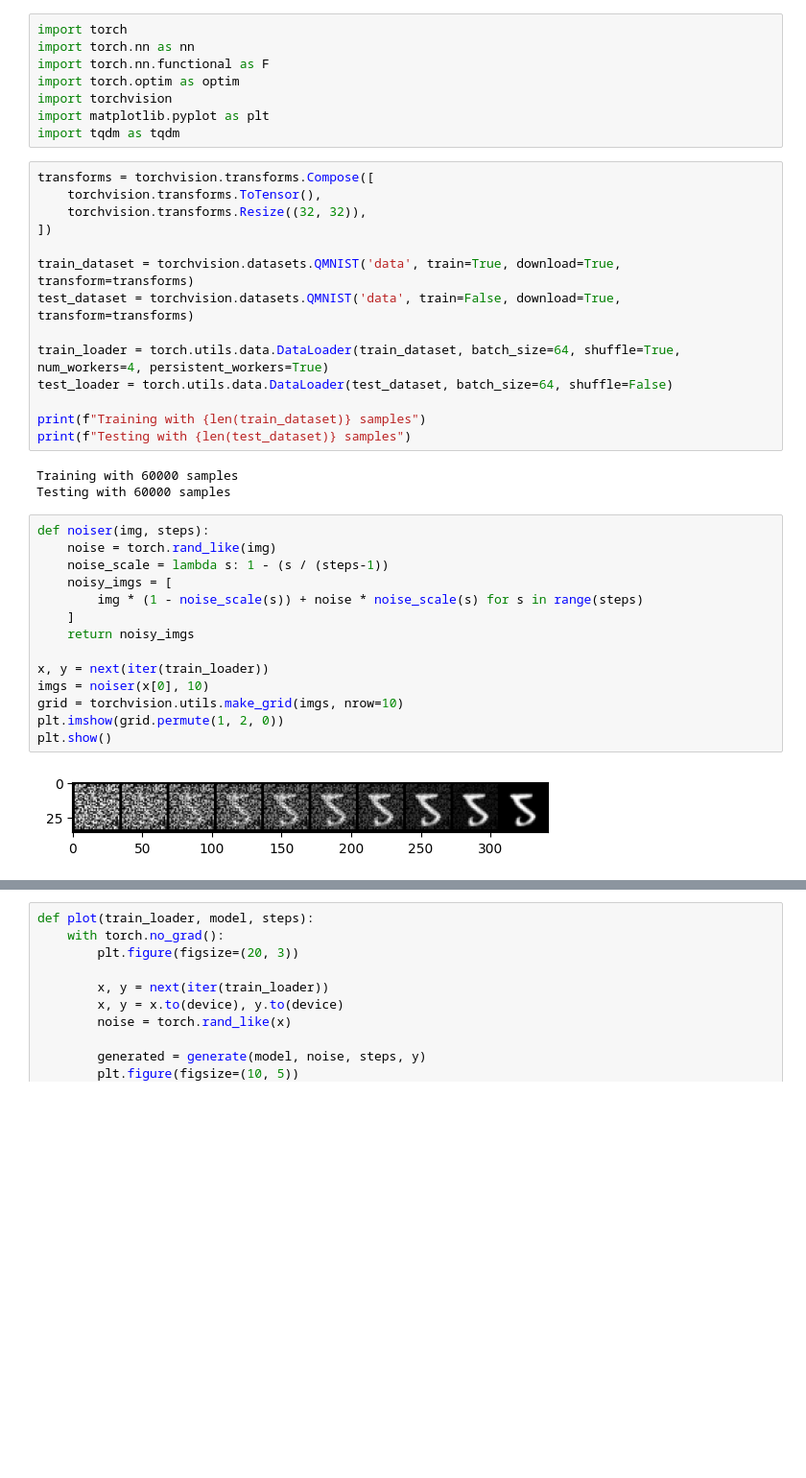
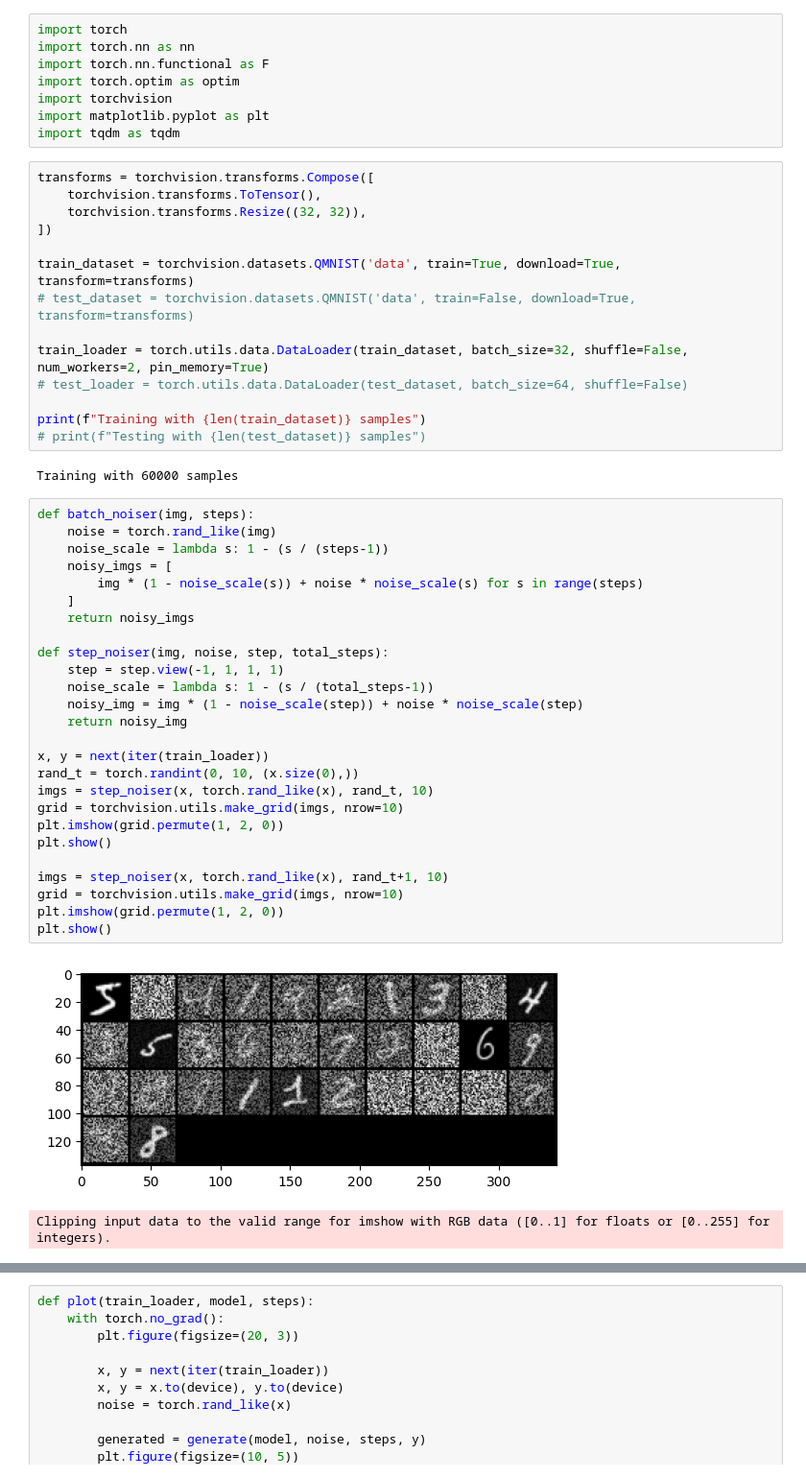
Before and after one commit to karanravindra/nn-zoo, a Jupyter notebook: qmnist/diffusion.ipynb, the cells around one changed output, grey strips where cells are left out. Shown at 96% size. Saved outputs shown, nothing was run; the diff lists cells and outputs as text; blank space fills up the shorter version.

```diff
--- a/qmnist/diffusion.ipynb
+++ b/qmnist/diffusion.ipynb
@@ -15,29 +15,41 @@ transforms = torchvision.transforms.Compose([
 ])
 
 train_dataset = torchvision.datasets.QMNIST('data', train=True, download=True, transform=transforms)
-test_dataset = torchvision.datasets.QMNIST('data', train=False, download=True, transform=transforms)
+# test_dataset = torchvision.datasets.QMNIST('data', train=False, download=True, transform=transforms)
 
-train_loader = torch.utils.data.DataLoader(train_dataset, batch_size=64, shuffle=True, num_workers=4, persistent_workers=True)
-test_loader = torch.utils.data.DataLoader(test_dataset, batch_size=64, shuffle=False)
+train_loader = torch.utils.data.DataLoader(train_dataset, batch_size=32, shuffle=False, num_workers=2, pin_memory=True)
+# test_loader = torch.utils.data.DataLoader(test_dataset, batch_size=64, shuffle=False)
 
 print(f"Training with {len(train_dataset)} samples")
-print(f"Testing with {len(test_dataset)} samples")
+# print(f"Testing with {len(test_dataset)} samples")
 # %% [output]
 Training with 60000 samples
-Testing with 60000 samples
 # %%
-def noiser(img, steps):
+def batch_noiser(img, steps):
     noise = torch.rand_like(img)
     noise_scale = lambda s: 1 - (s / (steps-1))
     noisy_imgs = [
         img * (1 - noise_scale(s)) + noise * noise_scale(s) for s in range(steps)
     ]
     return noisy_imgs
 
+def step_noiser(img, noise, step, total_steps):
+    step = step.view(-1, 1, 1, 1)
+    noise_scale = lambda s: 1 - (s / (total_steps-1))
+    noisy_img = img * (1 - noise_scale(step)) + noise * noise_scale(step)
+    return noisy_img
+
 x, y = next(iter(train_loader))
-imgs = noiser(x[0], 10)
+rand_t = torch.randint(0, 10, (x.size(0),))
+imgs = step_noiser(x, torch.rand_like(x), rand_t, 10)
 grid = torchvision.utils.make_grid(imgs, nrow=10)
 plt.imshow(grid.permute(1, 2, 0))
 plt.show()
+
+imgs = step_noiser(x, torch.rand_like(x), rand_t+1, 10)
+grid = torchvision.utils.make_grid(imgs, nrow=10)
+plt.imshow(grid.permute(1, 2, 0))
+plt.show()
 # %% [output]
-[figure, old version]
+[figure, new version]
+Clipping input data to the valid range for imshow with RGB data ([0..1] for floats or [0..255] for integers).
```
Also changed, not shown: parts of 9 cells of this notebook, 1 other file.
